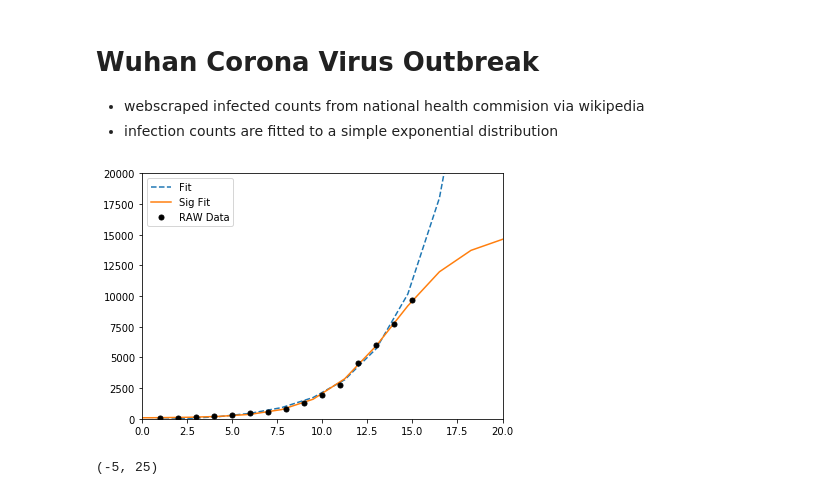
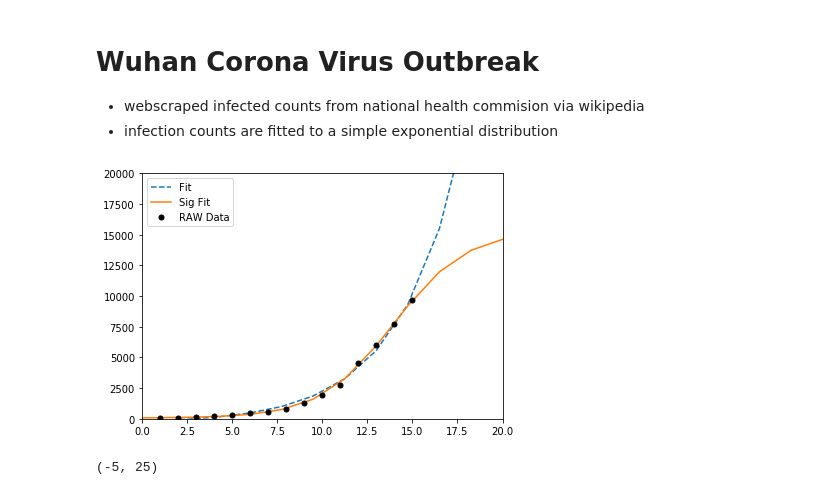
Before and after one commit to chrishom/WuhanVirusOutbreak, a Jupyter notebook: Corona Virus - Wuhan Infection Rate (Exponential Fit).ipynb, the cells around one changed output. Cells and saved outputs as stored; diff of their text form; code cells hidden in the pictures.

```diff
--- a/Corona Virus - Wuhan Infection Rate (Exponential Fit).ipynb
+++ b/Corona Virus - Wuhan Infection Rate (Exponential Fit).ipynb
@@ -43,35 +43,35 @@ def exponential_fit(x, a, b, c):
 def sigmoidal_fit(x, L ,x0, k, b):
     y = L / (1 + np.exp(-k*(x-x0)))+b
     return (y)
 
 x = np.linspace(1,len(df),len(df))
 y = np.array(df['Infected'])
 
 
 fitting_parameters_exp, covariance = curve_fit(exponential_fit, x, y)
 a, b, c = fitting_parameters_exp
 
 p0 = [max(y), np.median(x),1,min(y)] # this is an mandatory initial guess
 fitting_parameters_sig, covariance_sig = curve_fit(sigmoidal_fit, x, y,p0, method='dogbox')
 a2, b2, c2, d2 = fitting_parameters_sig
 
 x_min = -1
 x_max = 20
 x_fit = np.linspace(x_min, x_max, 13)
 
-plt.plot(x_fit, exponential_fit(x_fit, *fitting_parameters), '--', label='Fit')
+plt.plot(x_fit, exponential_fit(x_fit, *fitting_parameters_exp), '--', label='Fit')
 plt.plot(x_fit, sigmoidal_fit(x_fit, *fitting_parameters_sig), '-', label='Sig Fit')
 plt.plot(x, y, '.', label='RAW Data', color='k', markersize=10)
 
 plt.plot(title='Wuhan')
 plt.ylim(0, 20000)
 plt.xlim(0,20)
 plt.tight_layout()
 plt.legend()
 
 plt.show()
 # %% [output]
-[figure, old version]
+[figure, new version]
 # %%
 import seaborn as sns
 import matplotlib.pyplot as plt
```
